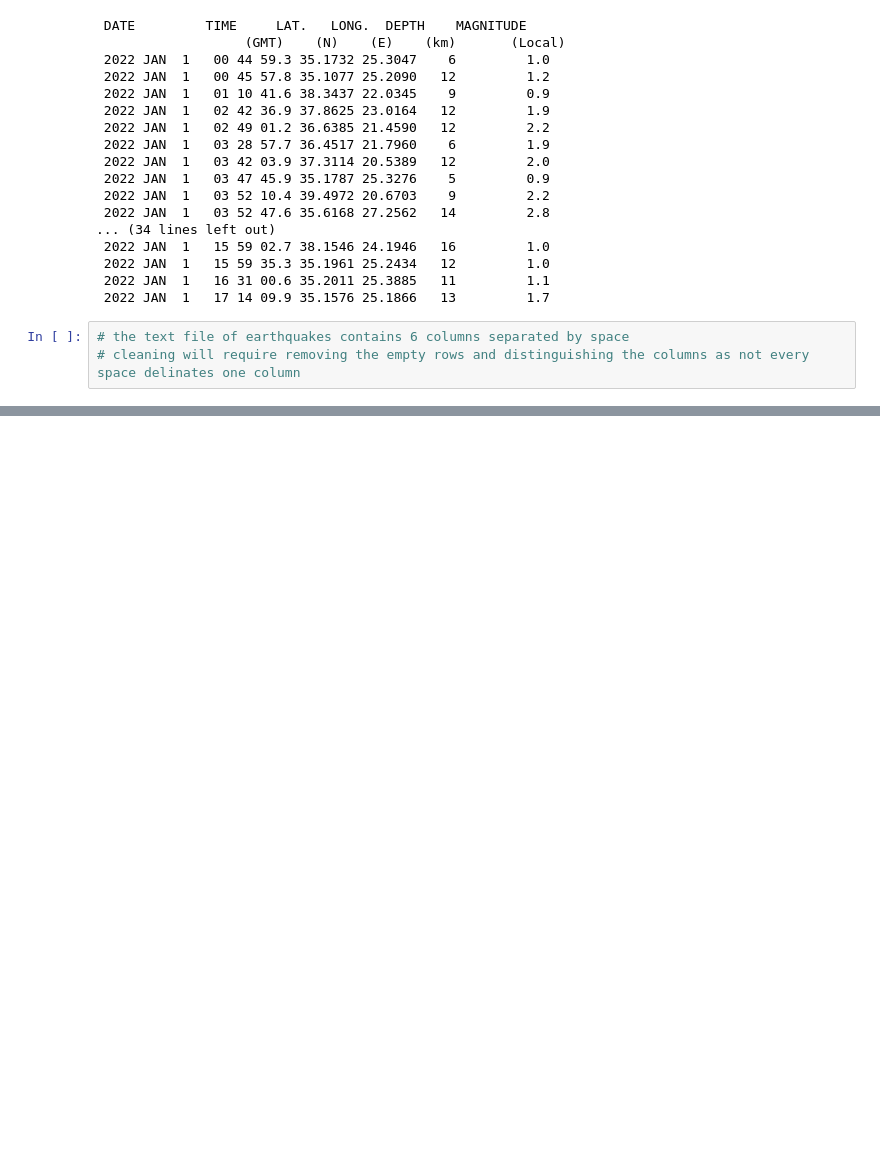
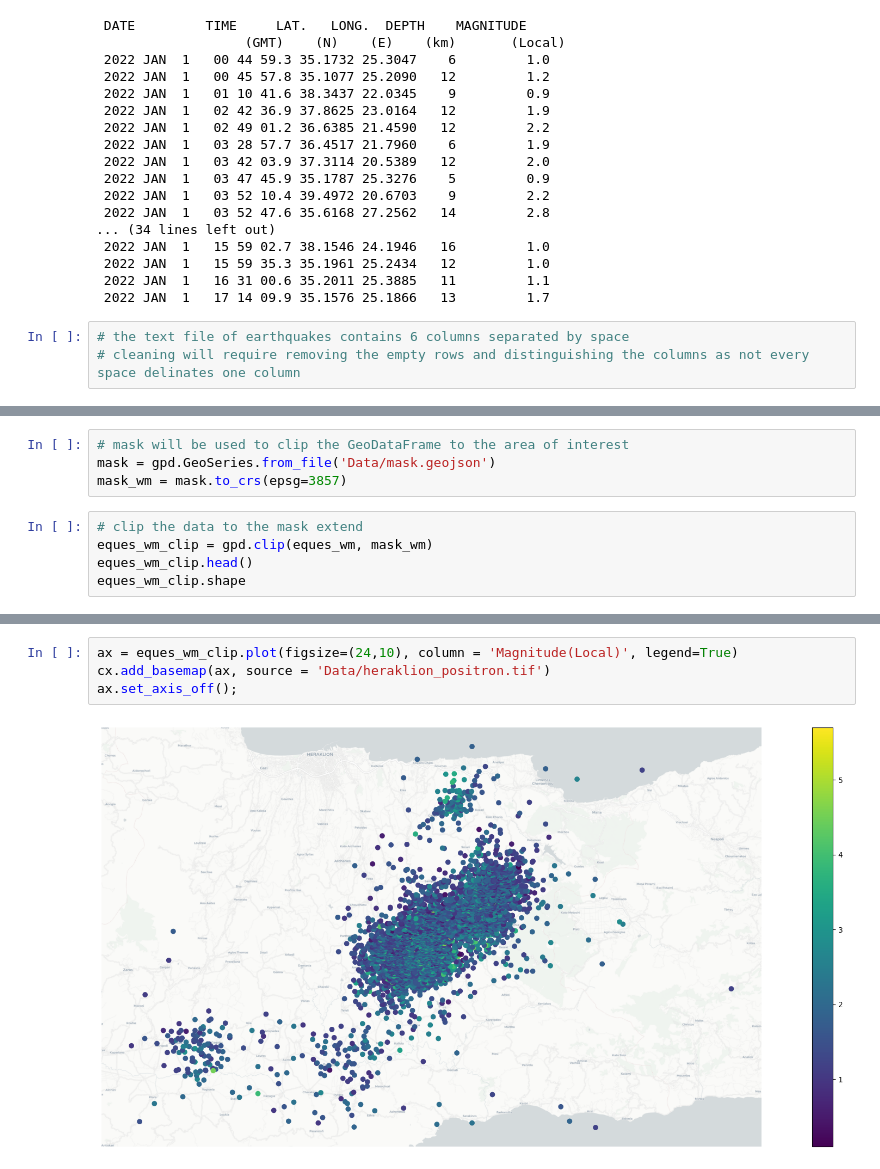
Before and after one commit to MarKo-ctrl/QuakeMapper, a Jupyter notebook: QuakeMapping.ipynb, the cells around one changed output, grey strips where cells are left out. Saved outputs shown, nothing was run; the diff lists cells and outputs as text; blank space fills up the shorter version.

```diff
--- a/QuakeMapping.ipynb
+++ b/QuakeMapping.ipynb
@@ -152,0 +191,9 @@ eques_df.shape
+# %%
+# mask will be used to clip the GeoDataFrame to the area of interest
+mask = gpd.GeoSeries.from_file('Data/mask.geojson')
+mask_wm = mask.to_crs(epsg=3857)
+# %%
+# clip the data to the mask extend
+eques_wm_clip = gpd.clip(eques_wm, mask_wm)
+eques_wm_clip.head()
+eques_wm_clip.shape
@@ -152,0 +221,6 @@ eques_df.shape
+# %%
+ax = eques_wm_clip.plot(figsize=(24,10), column = 'Magnitude(Local)', legend=True)
+cx.add_basemap(ax, source = 'Data/heraklion_positron.tif')
+ax.set_axis_off();
+# %% [output]
+[figure, added]
```
Also changed, not shown: parts of 21 cells of this notebook, 2 other files.
